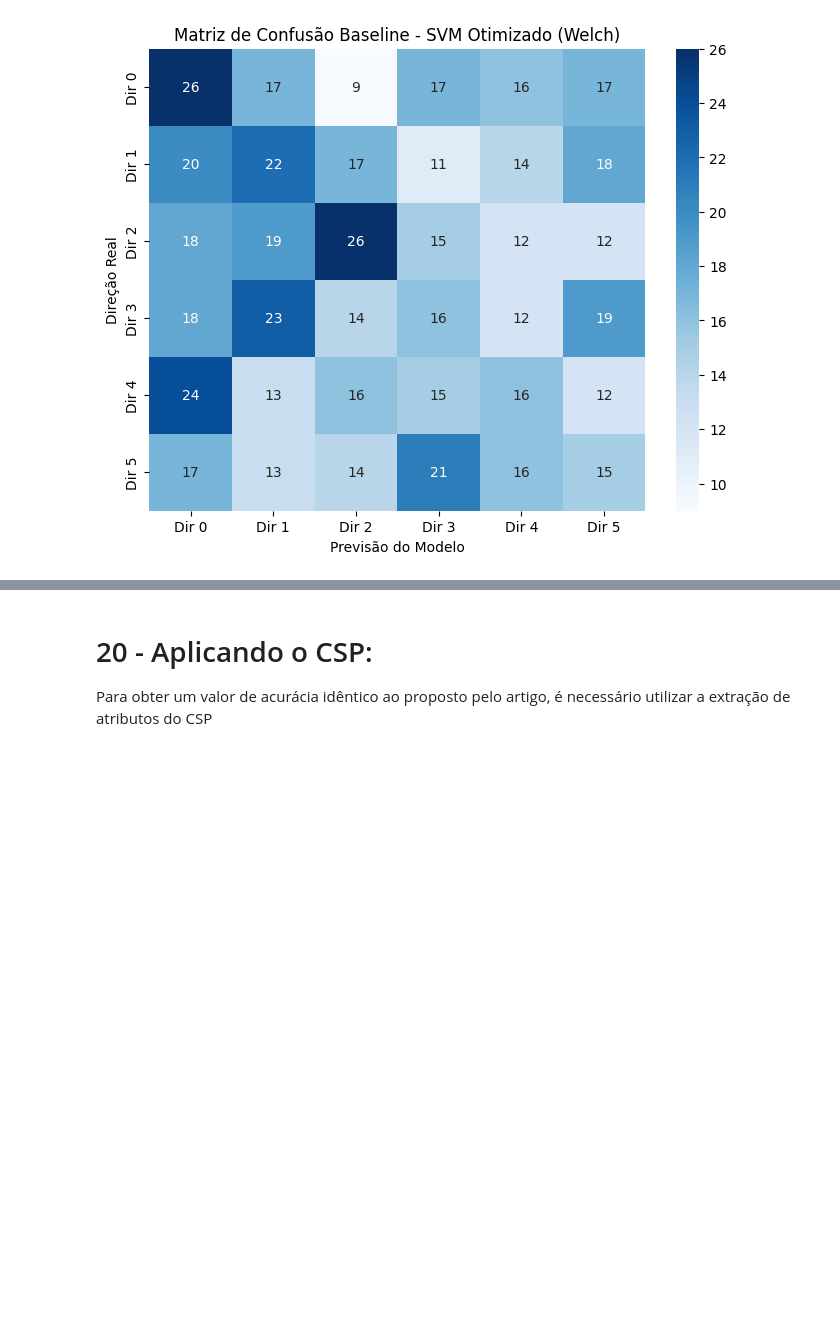
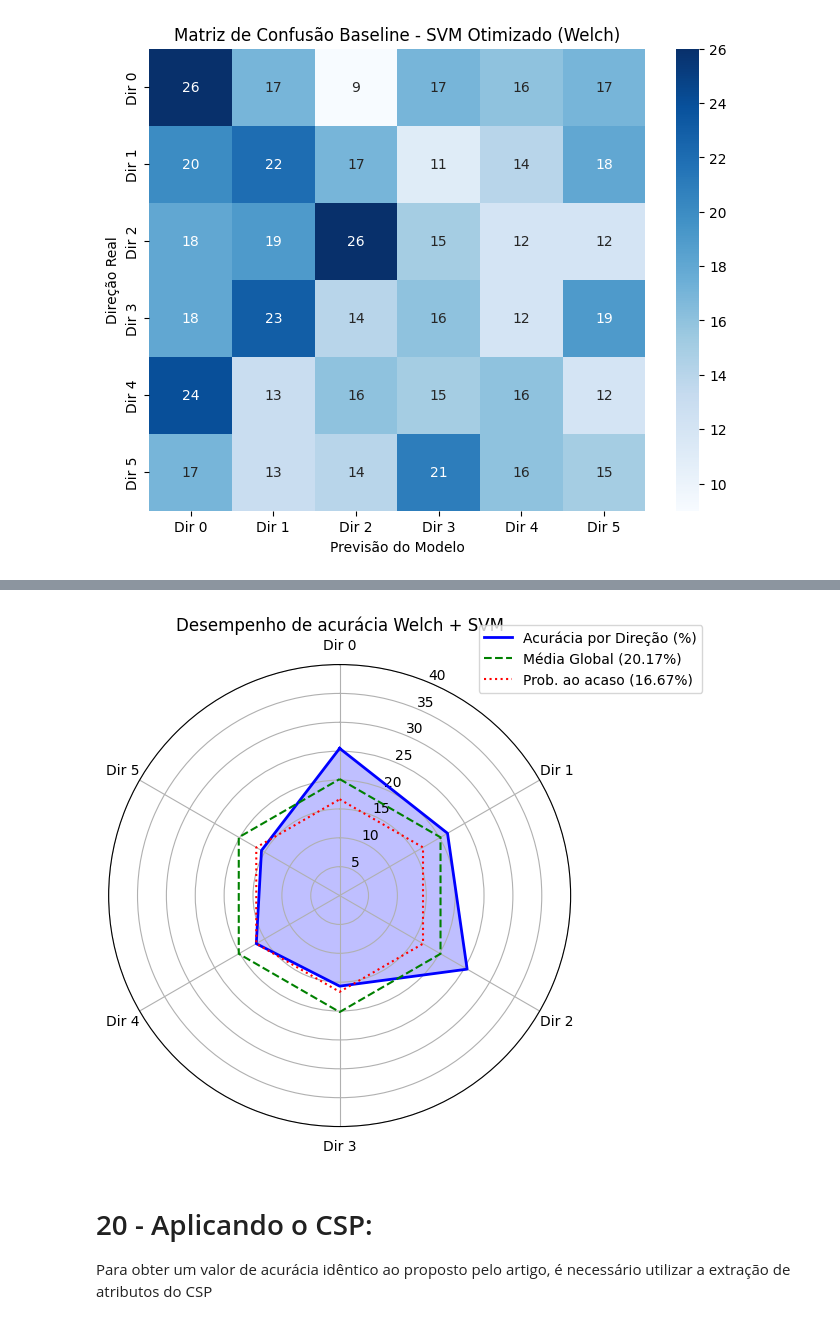
Before and after one commit to amandachipolito/Trabalho-BCI, a Jupyter notebook: main.ipynb, the cells around one changed output, grey strips where cells are left out. Cells and saved outputs as stored; diff of their text form; code cells hidden in the pictures; blank space fills up the shorter version.

Commit message:
Gráfico de acurácia e modificações em alguns textos

```diff
--- a/main.ipynb
+++ b/main.ipynb
@@ -937,3 +895,42 @@ Nível de Chance: Binário (50.00%) | Multiclasse (16.66%)
+# %%
+import numpy as np
+import matplotlib.pyplot as plt
+
+acertos = np.array([26, 22, 26, 16, 16, 15])
+
+totais = np.array([102, 102, 102, 102, 96, 96])
+
+accuracy_per_dir = (acertos / totais) * 100
+labels = ['Dir 0', 'Dir 1', 'Dir 2', 'Dir 3', 'Dir 4', 'Dir 5']
+num_vars = len(labels)
+
+stats = np.concatenate((accuracy_per_dir, [accuracy_per_dir[0]]))
+angles = np.linspace(0, 2 * np.pi, num_vars, endpoint=False).tolist()
+angles += angles[:1]
+
+fig, ax = plt.subplots(figsize=(6, 6), subplot_kw=dict(polar=True))
+
+ax.fill(angles, stats, color='blue', alpha=0.25)
+ax.plot(angles, stats, color='blue', linewidth=2, label='Acurácia por Direção (%)')
+
+media_global_val = 20.17
+media_global = [media_global_val] * (num_vars + 1)
+ax.plot(angles, media_global, color='green', linestyle='--', label=f'Média Global ({media_global_val}%)')
+
+chance_val = 16.67
+chance = [chance_val] * (num_vars + 1)
+ax.plot(angles, chance, color='red', linestyle=':', label=f'Prob. ao acaso ({chance_val}%)')
+
+ax.set_theta_offset(np.pi / 2)
+ax.set_theta_direction(-1)
+ax.set_thetagrids(np.degrees(angles[:-1]), labels)
+ax.set_ylim(0, 40)
+
+plt.title('Desempenho de acurácia Welch + SVM')
+plt.legend(loc='upper right', bbox_to_anchor=(1.3, 1.1))
+plt.show()
+# %% [output]
+[figure, added]
 # %% [markdown]
 # 20 - Aplicando o CSP:
 Para obter um valor de acurácia idêntico ao proposto pelo artigo,
```
Also changed, not shown: parts of 24 cells of this notebook.
